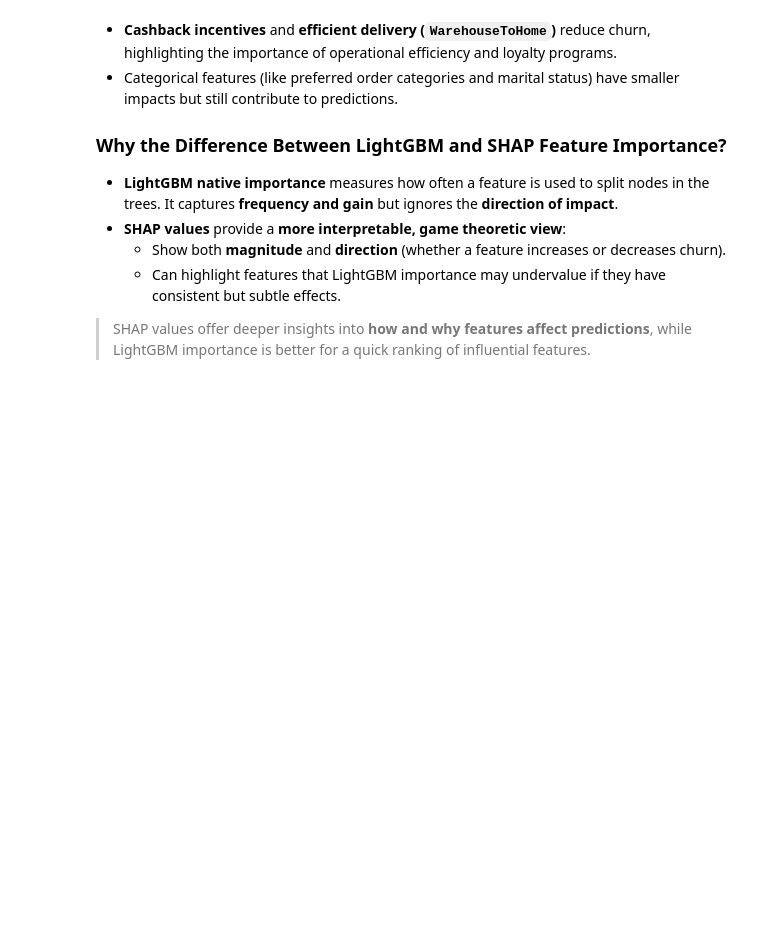
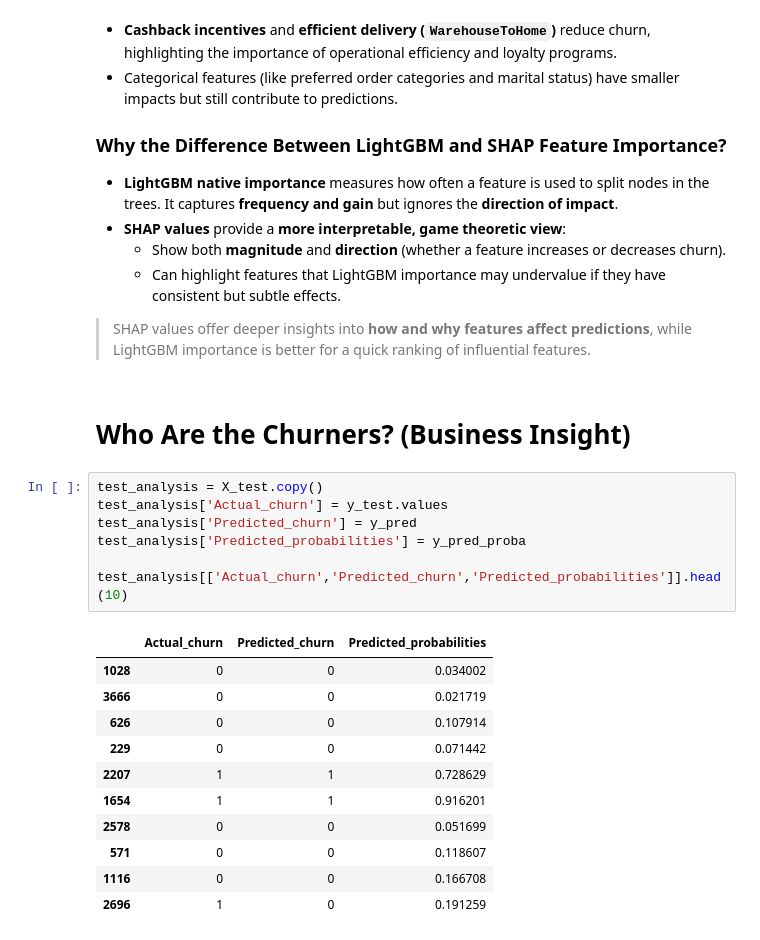
Before and after one commit to nayana-sisil/predictive-customer-churn-ecommerce-retention, a Jupyter notebook: cutomer_churn.ipynb, the cells around one changed output. Cells and saved outputs as stored; diff of their text form; blank space fills up the shorter version.

```diff
--- a/cutomer_churn.ipynb
+++ b/cutomer_churn.ipynb
@@ -1952,3 +1952,24 @@ dtype: float64
   - Can highlight features that LightGBM importance may undervalue if they have consistent but subtle effects.
 
 > SHAP values offer deeper insights into **how and why features affect predictions**, while LightGBM importance is better for a quick ranking of influential features.
+# %% [markdown]
+# Who Are the Churners? (Business Insight)
+# %%
+test_analysis = X_test.copy()
+test_analysis['Actual_churn'] = y_test.values
+test_analysis['Predicted_churn'] = y_pred
+test_analysis['Predicted_probabilities'] = y_pred_proba
+
+test_analysis[['Actual_churn','Predicted_churn','Predicted_probabilities']].head(10)
+# %% [output]
+|  | Actual_churn | Predicted_churn | Predicted_probabilities |
+| 1028 | 0 | 0 | 0.034002 |
+| 3666 | 0 | 0 | 0.021719 |
+| 626 | 0 | 0 | 0.107914 |
+| 229 | 0 | 0 | 0.071442 |
+| 2207 | 1 | 1 | 0.728629 |
+| 1654 | 1 | 1 | 0.916201 |
+| 2578 | 0 | 0 | 0.051699 |
+| 571 | 0 | 0 | 0.118607 |
+| 1116 | 0 | 0 | 0.166708 |
+| 2696 | 1 | 0 | 0.191259 |
```
Also changed, not shown: parts of 5 cells of this notebook.
